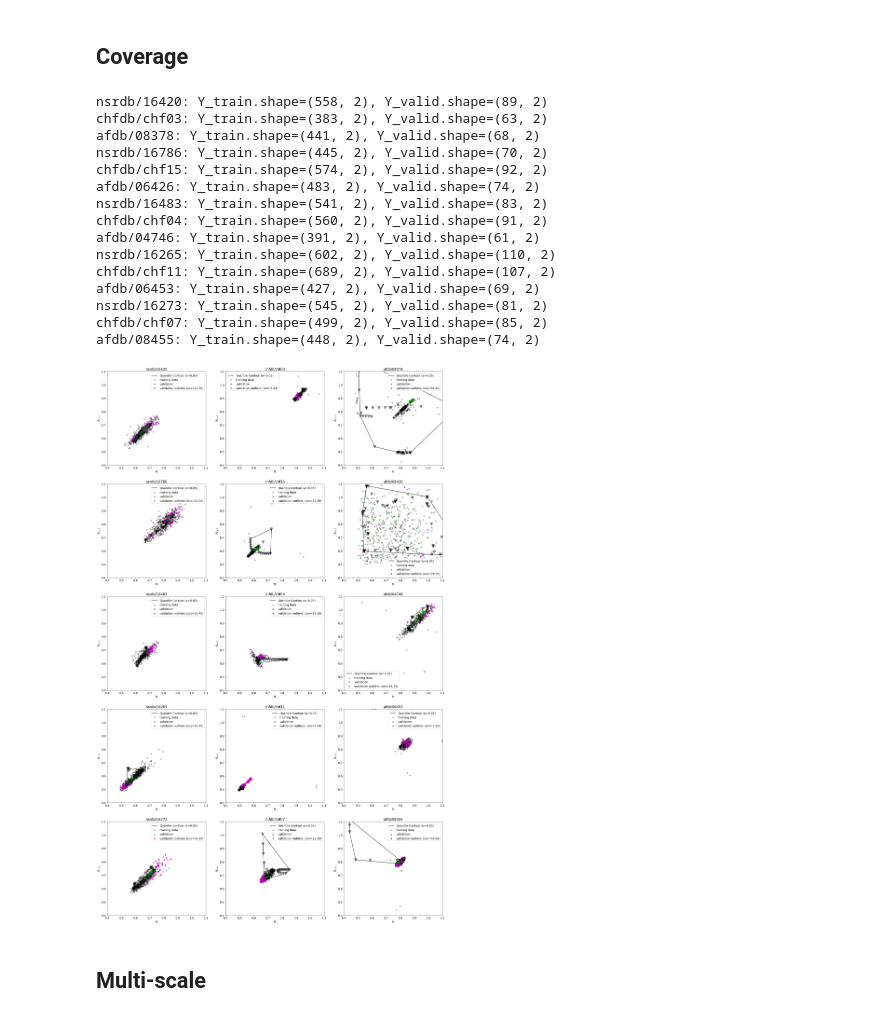
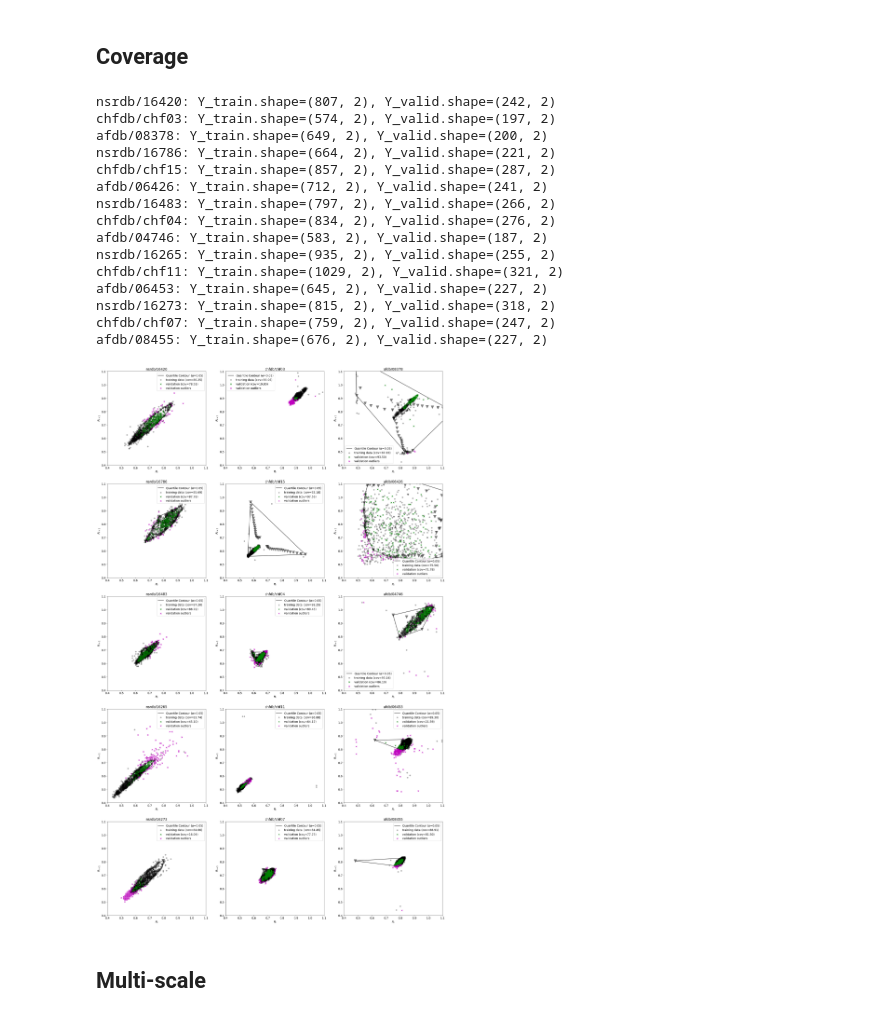
Before and after one commit to vistalab-technion/vqr, a Jupyter notebook: notebooks/03-RR_Intervals.ipynb, the cells around one changed output. Cells and saved outputs as stored; diff of their text form; code cells hidden in the pictures.

```diff
--- a/notebooks/03-RR_Intervals.ipynb
+++ b/notebooks/03-RR_Intervals.ipynb
@@ -20,7 +21,8 @@ plt.rcParams['font.size'] = 14
 from dataclasses import dataclass
 from typing import Iterator, Sequence
 
-DATASET_BASE_PATH = Path('/Users/aviv/dev/datasets/physionet')
+DATASET_BASE_PATH = Path('/Users/avivr/dev/_datasets/physionet')
+assert DATASET_BASE_PATH.is_dir()
 
 @dataclass
 class Dataset:
@@ -132,6 +134,8 @@ def chunk_data(data, window_size, overlap_size=0, flatten_inside_window=True):
         return ret
     else:
         return ret.reshape((num_windows,-1,data.shape[1]))
+# %%
+solver_opts={'verbose': False, 'epsilon': 0.0001, 'num_epochs': 800, 'learning_rate': 0.01}
 # %%
 rec_idx = 10
 from_time="0:01:00"
@@ -147,7 +151,7 @@ for i_ds, ds in enumerate(DATASETS.values()):
     trr, xrr = ecgrr(rec_path, ds.ann_ext, from_time=from_time, to_time=to_time)
     trr, xrr = filtrr(trr, xrr, enable_range=True, enable_moving_average=False)
     Y = chunk_data(xrr, window_size=d, overlap_size=d-1)
-    vqe = VectorQuantileEstimator(n_levels=T, solver_opts={'verbose': False})
+    vqe = VectorQuantileEstimator(n_levels=T, solver_opts=solver_opts)
     vqe.fit(Y)
     vqe.plot_quantiles(figsize=(15, 20), surf_2d=True);
 # %% [output]
@@ -230,54 +167,54 @@ def plot_coverage_2d(
 rec_idxs = [1, 3, 5, 7, 10]
 
 train_start_h = 1
-train_duration_h = 6
+train_duration_h = 9
 valid_start_h = train_start_h + train_duration_h + 0
-valid_duration_h = 1
+valid_duration_h = 3
 
 train_from_time=f"0:{train_start_h:02d}:00"
 train_to_time=f"0:{train_start_h+train_duration_h:02d}:00"
 valid_from_time=f"0:{valid_start_h:02d}:00"
 valid_to_time=f"0:{valid_start_h+valid_duration_h:02d}:00"
 
 fig_cov, ax_cov = plt.subplots(len(rec_idxs), len(DATASETS), figsize=(10*len(DATASETS), 10*len(rec_idxs)))
 ax_cov = np.reshape(ax_cov, (len(rec_idxs), len(DATASETS)))
 
 for i_rec, rec_idx in enumerate(rec_idxs):
     for i_ds, ds in enumerate(DATASETS.values()):
         rec_path = ds.records[rec_idx]
         rec_name = f"{ds.name}/{rec_path.name}"
 
         trr, xrr = ecgrr(rec_path, ds.ann_ext, from_time=train_from_time, to_time=train_to_time)
         trr, xrr = filtrr(trr, xrr, enable_range=True, enable_moving_average=False)
         Y_train = chunk_data(xrr, window_size=d, overlap_size=d-1)
 
         trr, xrr = ecgrr(rec_path, ds.ann_ext, from_time=valid_from_time, to_time=valid_to_time)
         trr, xrr = filtrr(trr, xrr, enable_range=True, enable_moving_average=False)
         Y_valid = chunk_data(xrr, window_size=d, overlap_size=d-1)
 
         print(f"{rec_name}: {Y_train.shape=}, {Y_valid.shape=}")
 
-        vqe = VectorQuantileEstimator(n_levels=T, solver_opts={'verbose': False})
+        vqe = VectorQuantileEstimator(n_levels=T, solver_opts=solver_opts)
         vqe.fit(Y_train)
         Q1, Q2 = vqe.vector_quantiles()
-        plot_coverage_2d(Q1, Q2, Y_valid, Y_train, alpha=0.05, title=rec_name, ax=ax_cov[i_rec,i_ds], xylim=[0.4, 1.1], xlabel="$R_i$", ylabel="$R_{i+1}$");
+        plot_coverage_2d(Q1, Q2, Y_valid=Y_valid, Y_train=Y_train, alpha=0.05, title=rec_name, ax=ax_cov[i_rec,i_ds], xylim=[0.4, 1.1], xlabel="$R_i$", ylabel="$R_{i+1}$");
 # %% [output]
-nsrdb/16420: Y_train.shape=(558, 2), Y_valid.shape=(89, 2)
-chfdb/chf03: Y_train.shape=(383, 2), Y_valid.shape=(63, 2)
-afdb/08378: Y_train.shape=(441, 2), Y_valid.shape=(68, 2)
-nsrdb/16786: Y_train.shape=(445, 2), Y_valid.shape=(70, 2)
-chfdb/chf15: Y_train.shape=(574, 2), Y_valid.shape=(92, 2)
-afdb/06426: Y_train.shape=(483, 2), Y_valid.shape=(74, 2)
-nsrdb/16483: Y_train.shape=(541, 2), Y_valid.shape=(83, 2)
-chfdb/chf04: Y_train.shape=(560, 2), Y_valid.shape=(91, 2)
-afdb/04746: Y_train.shape=(391, 2), Y_valid.shape=(61, 2)
-nsrdb/16265: Y_train.shape=(602, 2), Y_valid.shape=(110, 2)
-chfdb/chf11: Y_train.shape=(689, 2), Y_valid.shape=(107, 2)
-afdb/06453: Y_train.shape=(427, 2), Y_valid.shape=(69, 2)
-nsrdb/16273: Y_train.shape=(545, 2), Y_valid.shape=(81, 2)
-chfdb/chf07: Y_train.shape=(499, 2), Y_valid.shape=(85, 2)
-afdb/08455: Y_train.shape=(448, 2), Y_valid.shape=(74, 2)
+nsrdb/16420: Y_train.shape=(807, 2), Y_valid.shape=(242, 2)
+chfdb/chf03: Y_train.shape=(574, 2), Y_valid.shape=(197, 2)
+afdb/08378: Y_train.shape=(649, 2), Y_valid.shape=(200, 2)
+nsrdb/16786: Y_train.shape=(664, 2), Y_valid.shape=(221, 2)
+chfdb/chf15: Y_train.shape=(857, 2), Y_valid.shape=(287, 2)
+afdb/06426: Y_train.shape=(712, 2), Y_valid.shape=(241, 2)
+nsrdb/16483: Y_train.shape=(797, 2), Y_valid.shape=(266, 2)
+chfdb/chf04: Y_train.shape=(834, 2), Y_valid.shape=(276, 2)
+afdb/04746: Y_train.shape=(583, 2), Y_valid.shape=(187, 2)
+nsrdb/16265: Y_train.shape=(935, 2), Y_valid.shape=(255, 2)
+chfdb/chf11: Y_train.shape=(1029, 2), Y_valid.shape=(321, 2)
+afdb/06453: Y_train.shape=(645, 2), Y_valid.shape=(227, 2)
+nsrdb/16273: Y_train.shape=(815, 2), Y_valid.shape=(318, 2)
+chfdb/chf07: Y_train.shape=(759, 2), Y_valid.shape=(247, 2)
+afdb/08455: Y_train.shape=(676, 2), Y_valid.shape=(227, 2)
-[figure, old version]
+[figure, new version]
 # %% [markdown]
 ## Multi-scale
 # %%
```
Also changed, not shown: parts of 12 cells of this notebook.
